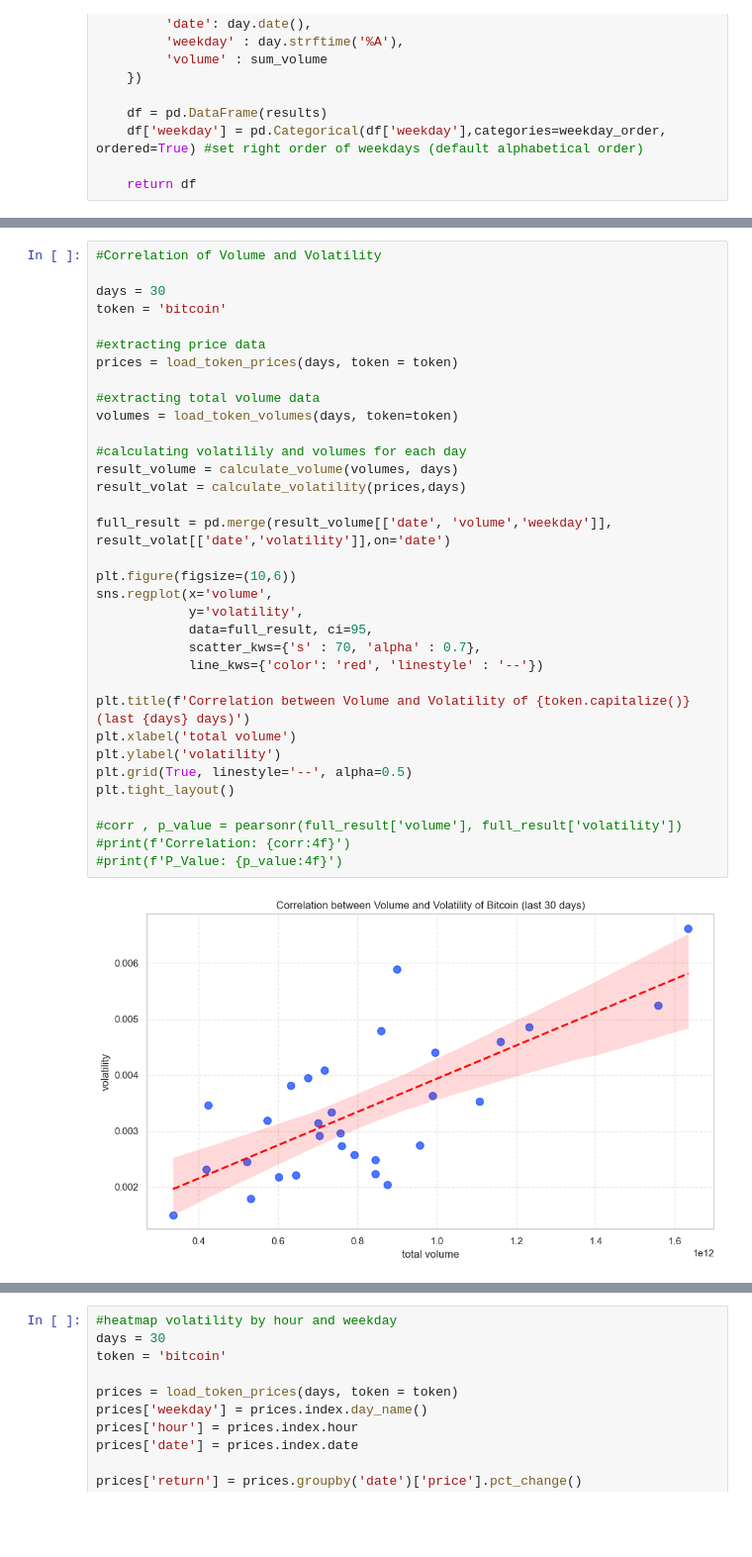
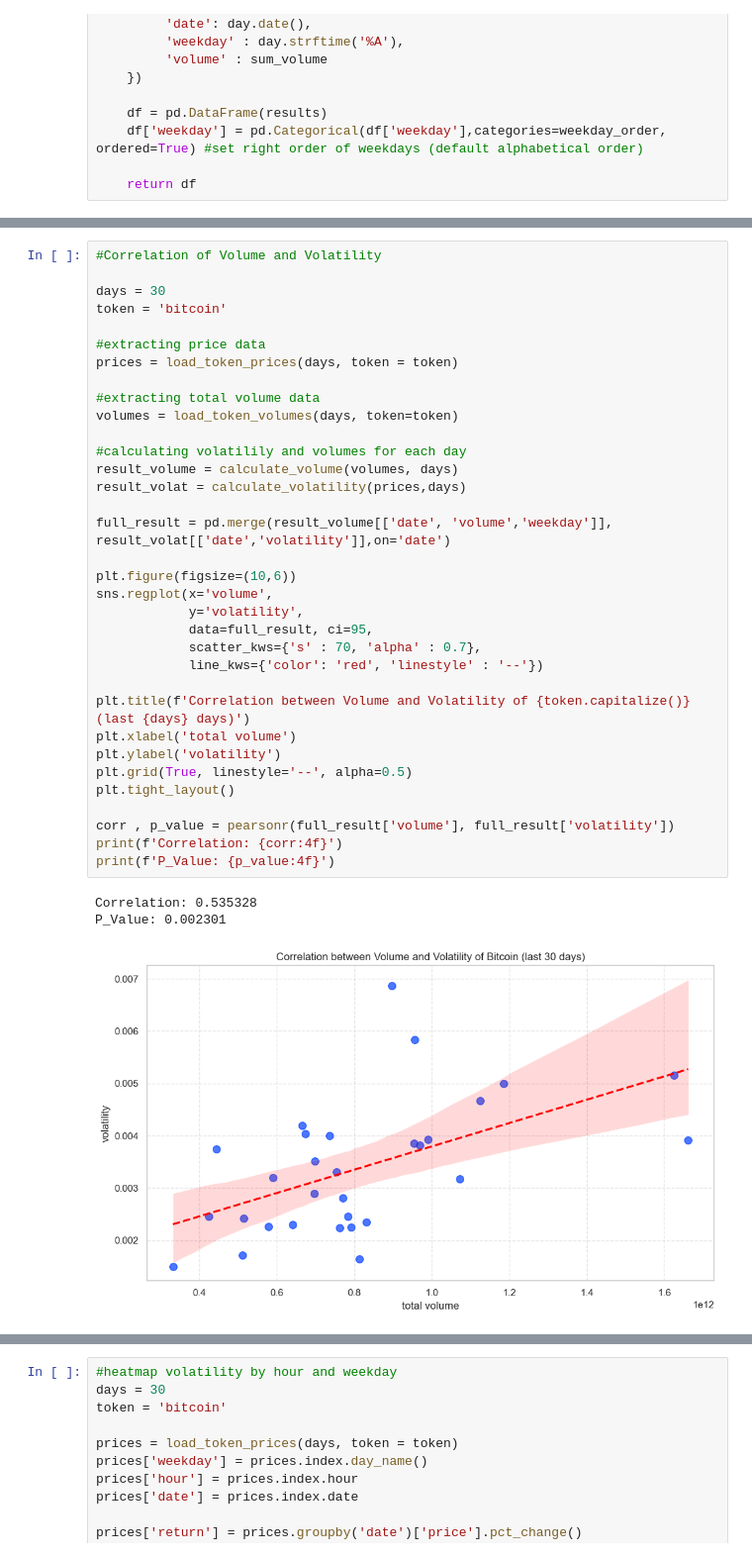
Before and after one commit to moyu1011-hka/hausarbeit-info2, a Jupyter notebook: test_coingecko_with_jupyter.ipynb, the cells around one changed output, grey strips where cells are left out. Shown at 99% size. Saved outputs shown, nothing was run; the diff lists cells and outputs as text; blank space fills up the shorter version.

```diff
--- a/test_coingecko_with_jupyter.ipynb
+++ b/test_coingecko_with_jupyter.ipynb
@@ -218,37 +218,39 @@ plt.show()
 
 days = 30
 token = 'bitcoin'
 
 #extracting price data
 prices = load_token_prices(days, token = token)
 
 #extracting total volume data
 volumes = load_token_volumes(days, token=token)
 
 #calculating volatilily and volumes for each day
 result_volume = calculate_volume(volumes, days)
 result_volat = calculate_volatility(prices,days)
 
 full_result = pd.merge(result_volume[['date', 'volume','weekday']], result_volat[['date','volatility']],on='date')
 
 plt.figure(figsize=(10,6))
 sns.regplot(x='volume',
             y='volatility',
             data=full_result, ci=95,
             scatter_kws={'s' : 70, 'alpha' : 0.7},
             line_kws={'color': 'red', 'linestyle' : '--'})
 
 plt.title(f'Correlation between Volume and Volatility of {token.capitalize()} (last {days} days)')
 plt.xlabel('total volume')
 plt.ylabel('volatility')
 plt.grid(True, linestyle='--', alpha=0.5)
 plt.tight_layout()
 
-#corr , p_value = pearsonr(full_result['volume'], full_result['volatility'])
-#print(f'Correlation: {corr:4f}')
-#print(f'P_Value: {p_value:4f}')
+corr , p_value = pearsonr(full_result['volume'], full_result['volatility'])
+print(f'Correlation: {corr:4f}')
+print(f'P_Value: {p_value:4f}')
 # %% [output]
+Correlation: 0.535328
+P_Value: 0.002301
-[figure, old version]
+[figure, new version]
 # %%
 #heatmap volume by hour and weekday
 
```
Also changed, not shown: parts of 11 cells of this notebook.
